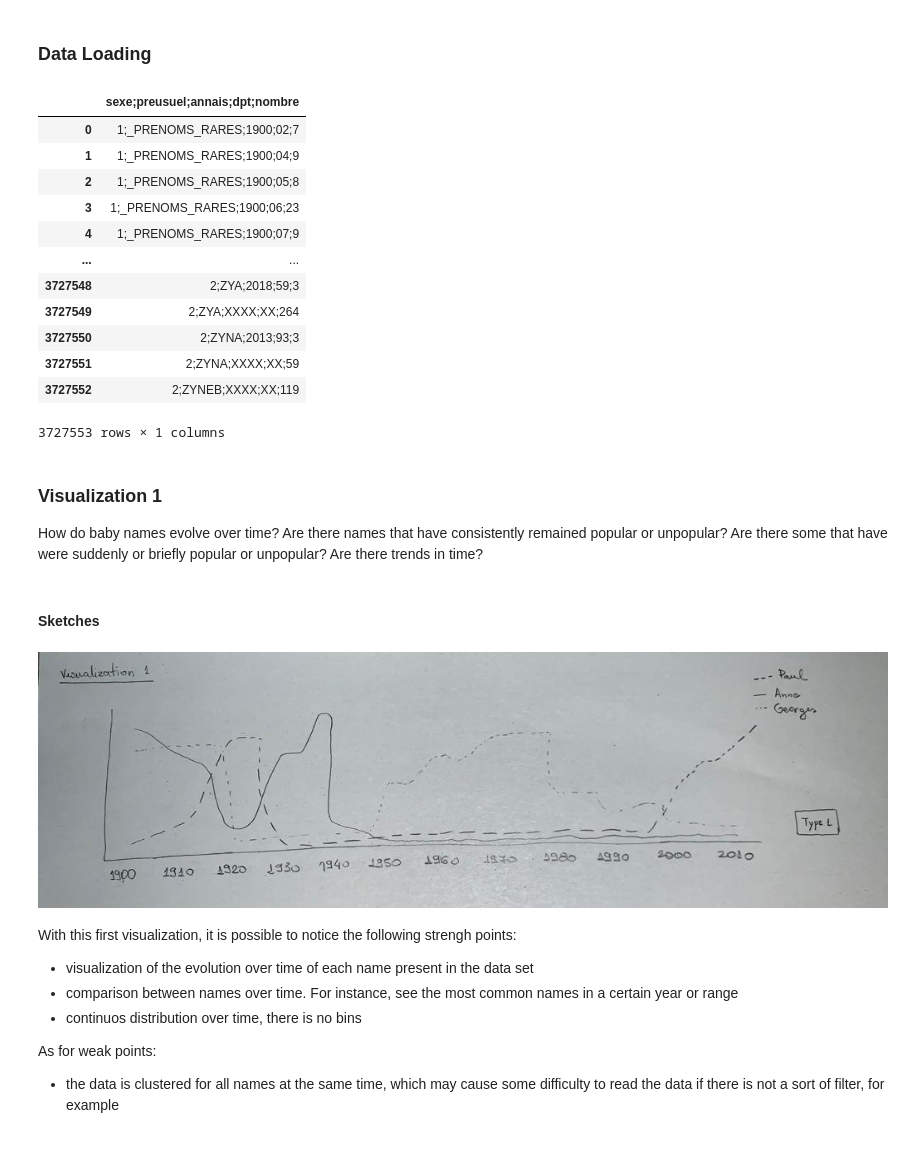
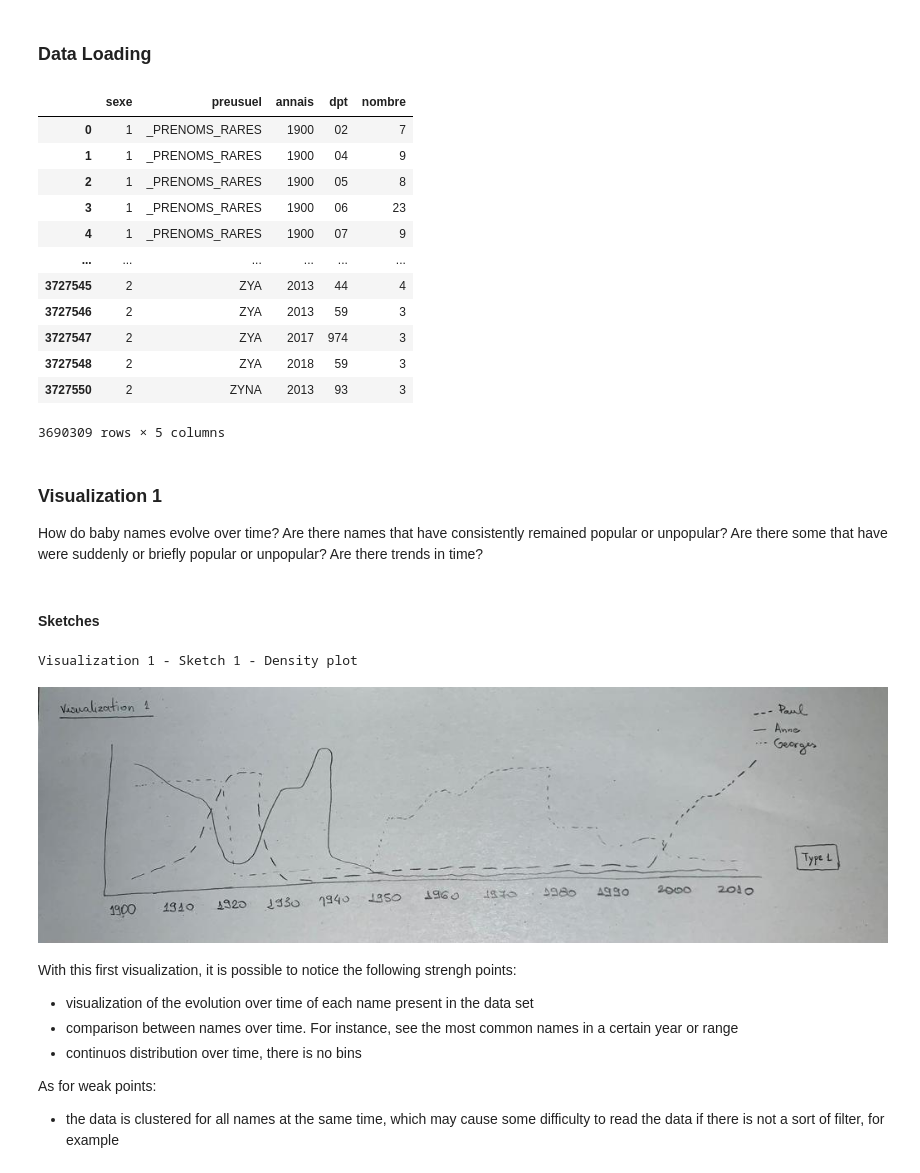
Before and after one commit to liadsantos/baby_names_visualization, a Jupyter notebook: notebook.ipynb, the cells around one changed output. Drawn from its saved outputs; the diff is of its cells as text; code cells hidden in the pictures.

Commit message:
[WIP] visualization 1

```diff
--- a/notebook.ipynb
+++ b/notebook.ipynb
@@ -19,31 +19,39 @@ DataTransformerRegistry.enable('json')
 ### Data Loading
 # %%
 # Reference to data
-baby_names = pd.read_csv('dpt2020.csv')
+baby_names = pd.read_csv('dpt2020.csv', delimiter=';')
+
+# Pre-process data set
+baby_names = baby_names[baby_names.annais != 'XXXX']
+baby_names = baby_names[baby_names.dpt != 'XX']
+
+# show data
 baby_names
 # %% [output]
-|  | sexe;preusuel;annais;dpt;nombre |
-| 0 | 1;_PRENOMS_RARES;1900;02;7 |
-| 1 | 1;_PRENOMS_RARES;1900;04;9 |
-| 2 | 1;_PRENOMS_RARES;1900;05;8 |
-| 3 | 1;_PRENOMS_RARES;1900;06;23 |
-| 4 | 1;_PRENOMS_RARES;1900;07;9 |
-| ... | ... |
-| 3727548 | 2;ZYA;2018;59;3 |
-| 3727549 | 2;ZYA;XXXX;XX;264 |
-| 3727550 | 2;ZYNA;2013;93;3 |
-| 3727551 | 2;ZYNA;XXXX;XX;59 |
-| 3727552 | 2;ZYNEB;XXXX;XX;119 |
+|  | sexe | preusuel | annais | dpt | nombre |
+| 0 | 1 | _PRENOMS_RARES | 1900 | 02 | 7 |
+| 1 | 1 | _PRENOMS_RARES | 1900 | 04 | 9 |
+| 2 | 1 | _PRENOMS_RARES | 1900 | 05 | 8 |
+| 3 | 1 | _PRENOMS_RARES | 1900 | 06 | 23 |
+| 4 | 1 | _PRENOMS_RARES | 1900 | 07 | 9 |
+| ... | ... | ... | ... | ... | ... |
+| 3727545 | 2 | ZYA | 2013 | 44 | 4 |
+| 3727546 | 2 | ZYA | 2013 | 59 | 3 |
+| 3727547 | 2 | ZYA | 2017 | 974 | 3 |
+| 3727548 | 2 | ZYA | 2018 | 59 | 3 |
+| 3727550 | 2 | ZYNA | 2013 | 93 | 3 |
-3727553 rows × 1 columns
+3690309 rows × 5 columns
 # %% [markdown]
 ### Visualization 1
 
 How do baby names evolve over time? Are there names that have consistently remained popular or unpopular? Are there some that have were suddenly or briefly popular or unpopular? Are there trends in time?
 # %% [markdown]
-#### Sketches
+#### **Sketches**
 # %%
+print('Visualization 1 - Sketch 1 - Density plot')
 Image(filename="./images/vis1_im1.jpeg")
 # %% [output]
+Visualization 1 - Sketch 1 - Density plot
 [figure]
 # %% [markdown]
 With this first visualization, it is possible to notice the following strengh points:
```
Also changed, not shown: parts of 8 cells of this notebook.
